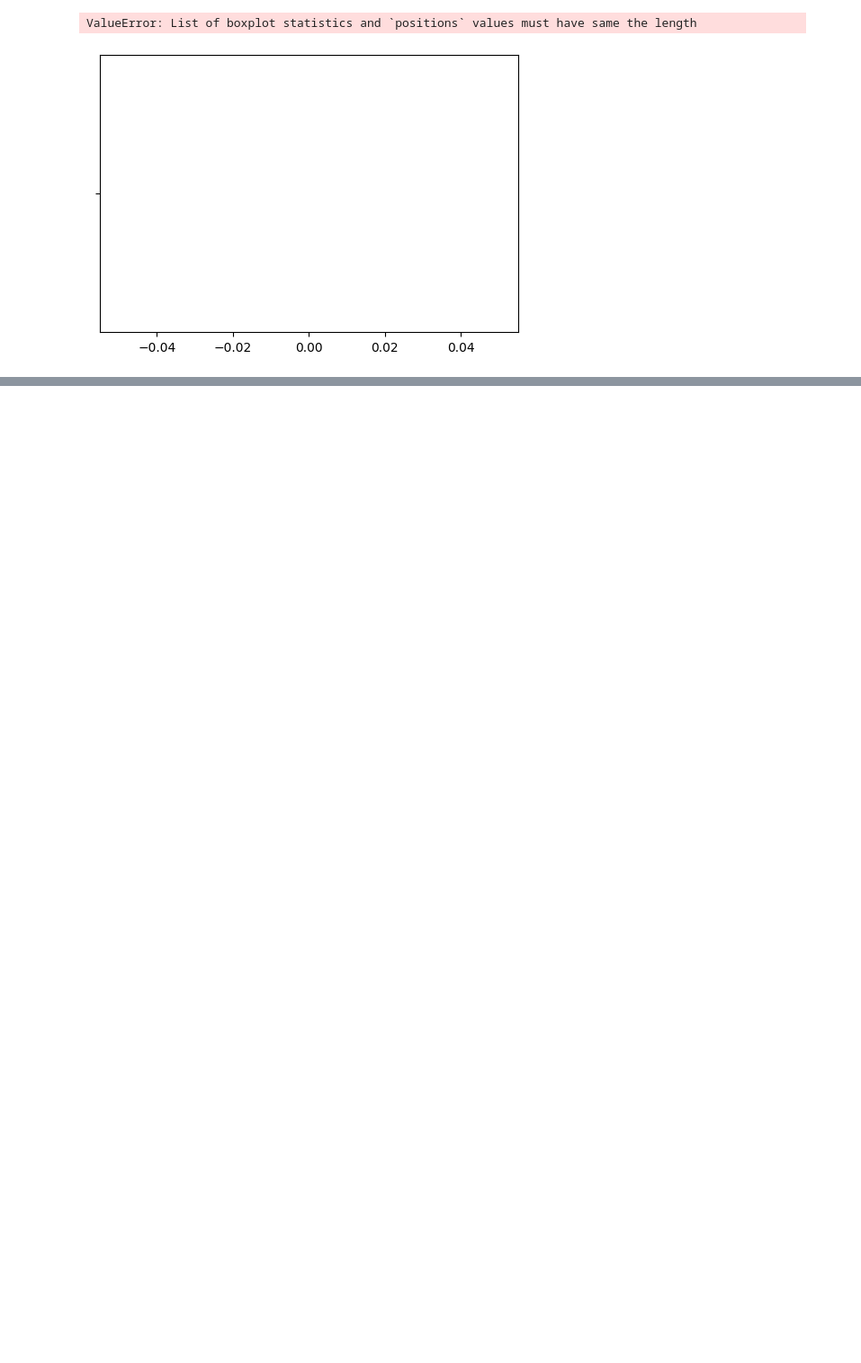
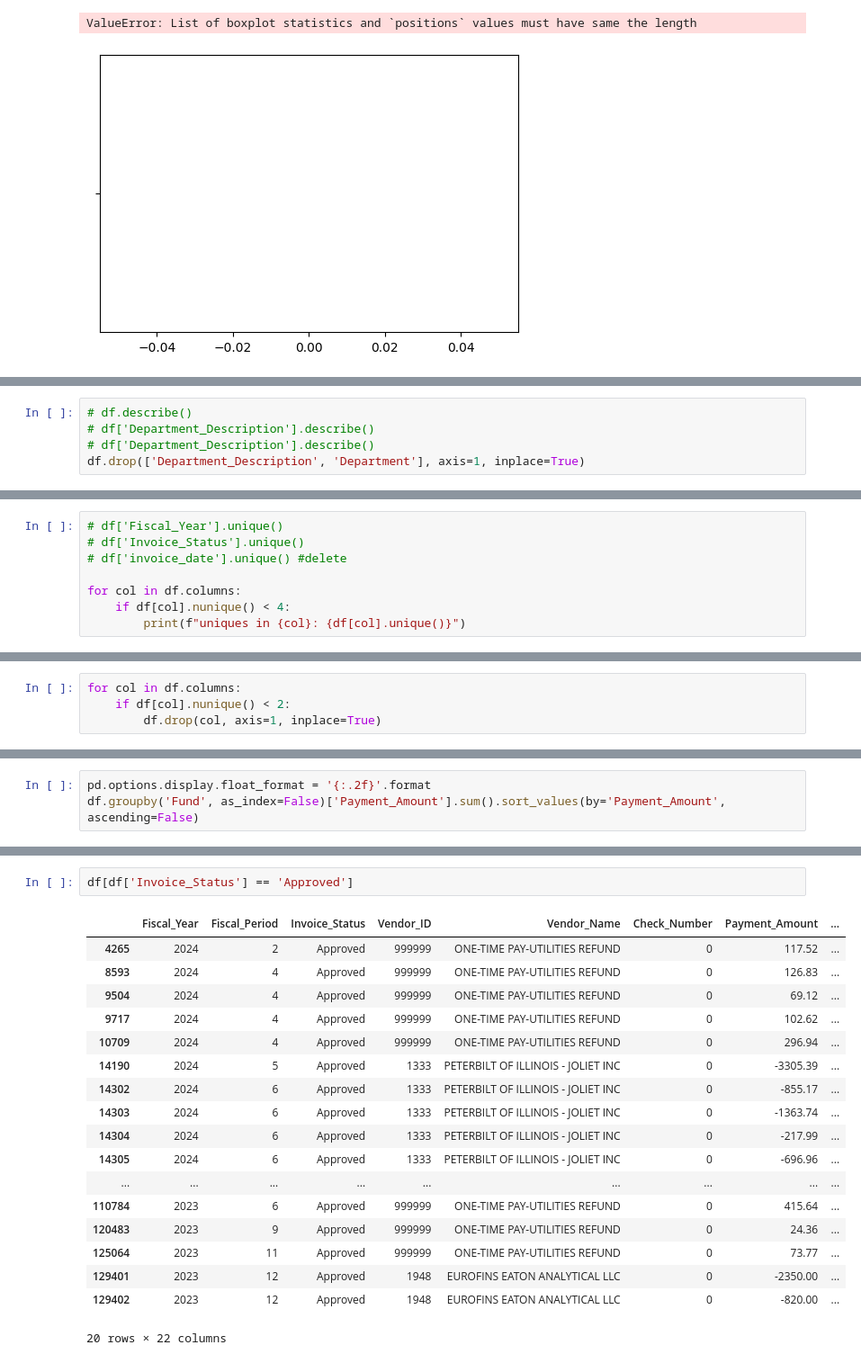
Before and after one commit to yeahmanitsmike/Analytics-Practice, a Jupyter notebook: src/csv_analysis.ipynb, the cells around one changed output, grey strips where cells are left out. Shown: that part at 90% size. Saved outputs shown, nothing was run; the diff lists cells and outputs as text; blank space fills up the shorter version.

```diff
--- a/src/csv_analysis.ipynb
+++ b/src/csv_analysis.ipynb
@@ -172,0 +199,5 @@ ValueError: List of boxplot statistics and `positions` values must have same the
+# %%
+# df.describe()
+# df['Department_Description'].describe()
+# df['Department_Description'].describe()
+df.drop(['Department_Description', 'Department'], axis=1, inplace=True)
@@ -172,0 +238,8 @@ ValueError: List of boxplot statistics and `positions` values must have same the
+# %%
+# df['Fiscal_Year'].unique()
+# df['Invoice_Status'].unique()
+# df['invoice_date'].unique() #delete
+
+for col in df.columns:
+    if df[col].nunique() < 4:
+        print(f"uniques in {col}: {df[col].unique()}")
@@ -172,0 +254,4 @@ ValueError: List of boxplot statistics and `positions` values must have same the
+# %%
+for col in df.columns:
+    if df[col].nunique() < 2:
+        df.drop(col, axis=1, inplace=True)
@@ -172,0 +293,3 @@ ValueError: List of boxplot statistics and `positions` values must have same the
+# %%
+pd.options.display.float_format = '{:.2f}'.format
+df.groupby('Fund', as_index=False)['Payment_Amount'].sum().sort_values(by='Payment_Amount', ascending=False)
@@ -172,0 +337,21 @@ ValueError: List of boxplot statistics and `positions` values must have same the
+# %%
+df[df['Invoice_Status'] == 'Approved']
+# %% [output]
+|  | Fiscal_Year | Fiscal_Period | Invoice_Status | Vendor_ID | Vendor_Name | Check_Number | Payment_Amount | ... |
+| 4265 | 2024 | 2 | Approved | 999999 | ONE-TIME PAY-UTILITIES REFUND | 0 | 117.52 | ... |
+| 8593 | 2024 | 4 | Approved | 999999 | ONE-TIME PAY-UTILITIES REFUND | 0 | 126.83 | ... |
+| 9504 | 2024 | 4 | Approved | 999999 | ONE-TIME PAY-UTILITIES REFUND | 0 | 69.12 | ... |
+| 9717 | 2024 | 4 | Approved | 999999 | ONE-TIME PAY-UTILITIES REFUND | 0 | 102.62 | ... |
+| 10709 | 2024 | 4 | Approved | 999999 | ONE-TIME PAY-UTILITIES REFUND | 0 | 296.94 | ... |
+| 14190 | 2024 | 5 | Approved | 1333 | PETERBILT OF ILLINOIS - JOLIET INC | 0 | -3305.39 | ... |
+| 14302 | 2024 | 6 | Approved | 1333 | PETERBILT OF ILLINOIS - JOLIET INC | 0 | -855.17 | ... |
+| 14303 | 2024 | 6 | Approved | 1333 | PETERBILT OF ILLINOIS - JOLIET INC | 0 | -1363.74 | ... |
+| 14304 | 2024 | 6 | Approved | 1333 | PETERBILT OF ILLINOIS - JOLIET INC | 0 | -217.99 | ... |
+| 14305 | 2024 | 6 | Approved | 1333 | PETERBILT OF ILLINOIS - JOLIET INC | 0 | -696.96 | ... |
+| ... | ... | ... | ... | ... | ... | ... | ... | ... |
+| 110784 | 2023 | 6 | Approved | 999999 | ONE-TIME PAY-UTILITIES REFUND | 0 | 415.64 | ... |
+| 120483 | 2023 | 9 | Approved | 999999 | ONE-TIME PAY-UTILITIES REFUND | 0 | 24.36 | ... |
+| 125064 | 2023 | 11 | Approved | 999999 | ONE-TIME PAY-UTILITIES REFUND | 0 | 73.77 | ... |
+| 129401 | 2023 | 12 | Approved | 1948 | EUROFINS EATON ANALYTICAL LLC | 0 | -2350.00 | ... |
+| 129402 | 2023 | 12 | Approved | 1948 | EUROFINS EATON ANALYTICAL LLC | 0 | -820.00 | ... |
+20 rows × 22 columns
```
Also changed, not shown: parts of 15 cells of this notebook.
